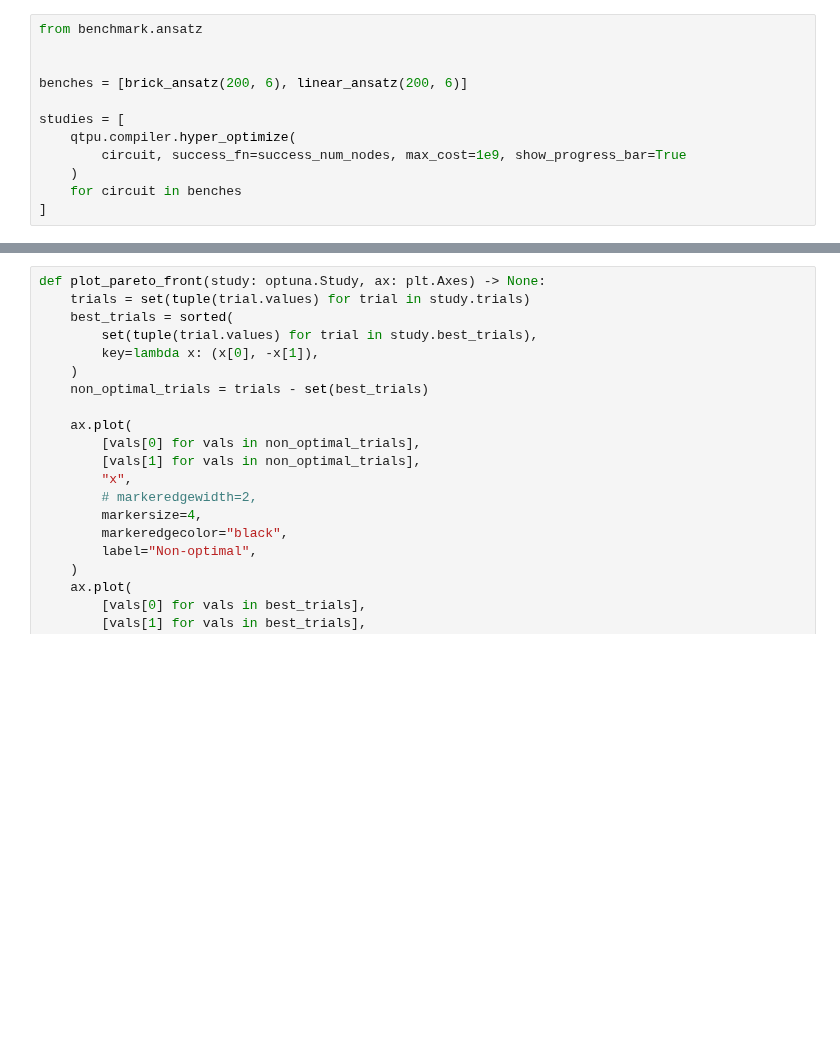
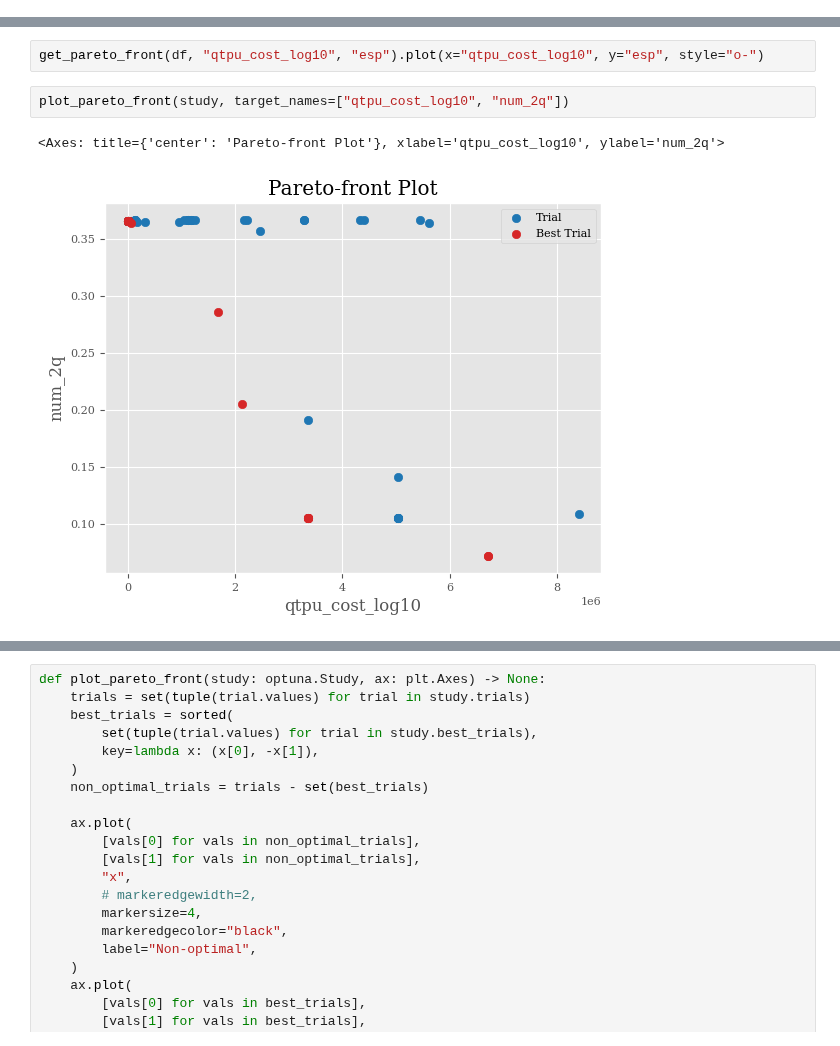
Before and after one commit to nathanieltornow/qtpu, a Jupyter notebook: benchmark/02_tradeoff.ipynb, the cells around one changed output, grey strips where cells are left out. Drawn from its saved outputs; the diff is of its cells as text; blank space fills up the shorter version.

```diff
--- a/benchmark/02_tradeoff.ipynb
+++ b/benchmark/02_tradeoff.ipynb
@@ -10,14 +10,2 @@ from qtpu.compiler.success import success_num_nodes
 
 from benchmark._plot_util import *
-# %%
-from benchmark.ansatz
-
-
-benches = [brick_ansatz(200, 6), linear_ansatz(200, 6)]
-
-studies = [
-    qtpu.compiler.hyper_optimize(
-        circuit, success_fn=success_num_nodes, max_cost=1e9, show_progress_bar=True
-    )
-    for circuit in benches
-]
@@ -23,0 +117,7 @@ studies = [
+# %%
+get_pareto_front(df, "qtpu_cost_log10", "esp").plot(x="qtpu_cost_log10", y="esp", style="o-")
+# %%
+plot_pareto_front(study, target_names=["qtpu_cost_log10", "num_2q"])
+# %% [output]
+<Axes: title={'center': 'Pareto-front Plot'}, xlabel='qtpu_cost_log10', ylabel='num_2q'>
+[figure, added]
```
Also changed, not shown: parts of 10 cells of this notebook, 10 other files.
